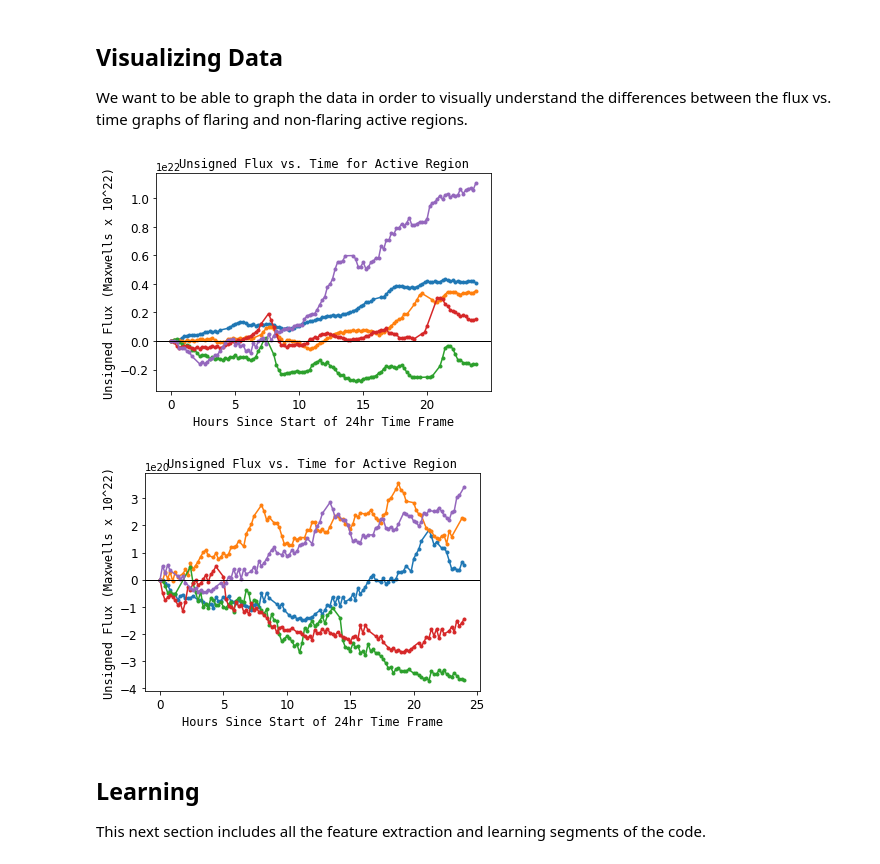
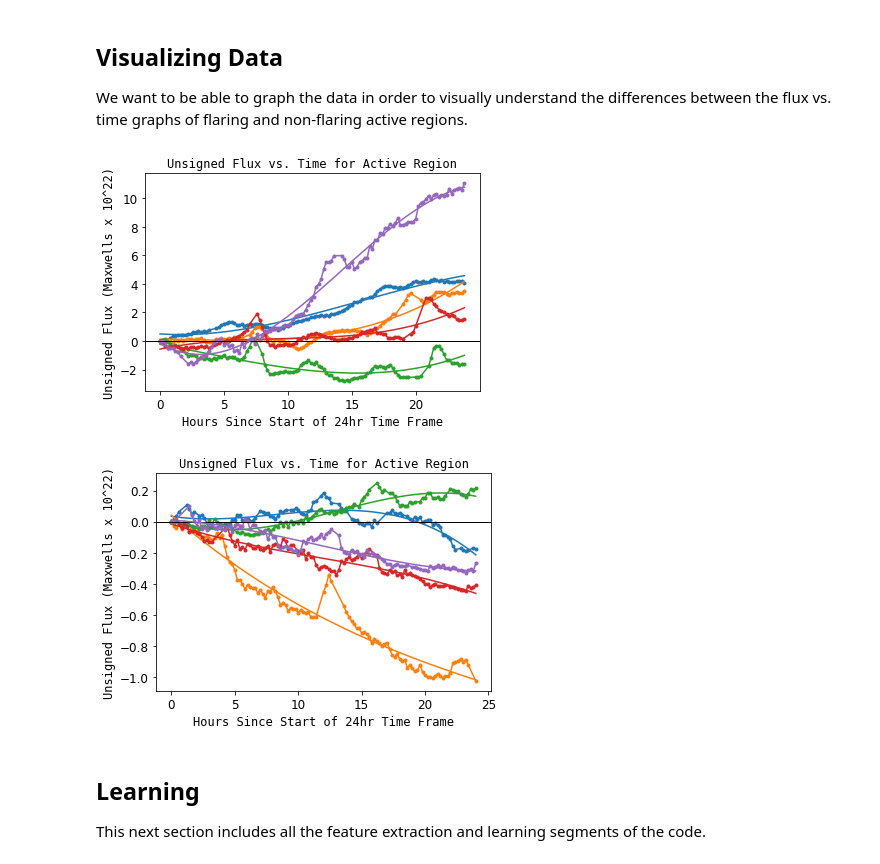
Before and after one commit to lucaspauker/hmi-time-series-analysis, a Jupyter notebook: data_gathering.ipynb, the cells around one changed output. Saved outputs shown, nothing was run; the diff lists cells and outputs as text; code cells hidden in the pictures.

Commit message:
Add X-class flare data fit visualization

```diff
--- a/data_gathering.ipynb
+++ b/data_gathering.ipynb
@@ -507,9 +507,10 @@ def plot_segmented_graphs(seg_x, seg_y, flare=True, n=5, color=None):
                     'Unsigned Flux vs. Time for Active Region', clr=color)
         plt.show()
 # %%
-def overlay_plots(seg_x, n=float('inf')):
+def overlay_plots(seg_x, n=float('inf'), linear_fit=False, quadratic_fit=False,
+                 polynomial_fit=False, exponential_fit=False):
     count = 0
-    for data in seg_x:
+    for i, data in enumerate(seg_x):
         count += 1
         if count > n: break
         x, y = [], []
@@ -517,34 +518,65 @@ def overlay_plots(seg_x, n=float('inf')):
         start_flux = data[0][1]
         for t, f in data:
             x.append(t - start_time)
-            y.append(f - start_flux)
+            y.append((f - start_flux) / 1e21)
+
+        formula = None
+
+        def f_linear(x, a, b):
+            return a * x + b
+        if linear_fit:
+            popt, _ = scipy.optimize.curve_fit(f_linear, x, y)
+            formula = lambda x : popt[0] * x + popt[1]
+
+        def f_quad(x, a, b, c):
+            return a * x ** 2 + b * x + c
+        if quadratic_fit:
+            popt, _ = scipy.optimize.curve_fit(f_quad, x, y)
+            formula = lambda x : popt[0] * x ** 2 + popt[1] * x + popt[2]
+
+        def f_poly(x, a, b, c, d):
+            return a * x ** 3 + b * x ** 2 + c * x + d
+        if polynomial_fit:
+            popt, _ = scipy.optimize.curve_fit(f_poly, x, y)
+            formula = lambda x : popt[0] * x ** 3 + popt[1] * x ** 2 + popt[2] * x + popt[3]
+
+        def f_exp(x, a, b):
+            return a * b ** x
+        if exponential_fit:
+            popt, _ = scipy.optimize.curve_fit(f_exp, x, y)
+            formula = lambda x : popt[0] * popt[1] ** x
+
+        colors = matplotlib.colors.TABLEAU_COLORS
         plot_graph(x, y, 'Hours Since Start of 24hr Time Frame',
                         'Unsigned Flux (Maxwells x 10^22)',
-                        'Unsigned Flux vs. Time for Active Region')
+                        'Unsigned Flux vs. Time for Active Region',
+                        formula=formula, clr=colors[list(colors.keys())[i % len(colors)]])
     plt.show()
 # %%
 # plot_flux_time_graphs(harp_ids[:5])
 # plot_flux_time_derivative_graphs(harp_ids[:5])
 
 # num_graphs = 2
 # plot_random_graphs(harp_ids, harp_noaa_dict, noaa_flare_set, n=num_graphs,
 #                    color='b', derivative=False,
 #                    flare_time_dict=flare_time_dict)
 # plot_random_graphs(harp_ids, harp_noaa_dict, noaa_flare_set, False, n=num_graphs,
 #                    color='r', derivative=True,
 #                    flare_time_dict=flare_time_dict)\
 # num_graphs = 5
 # plot_segmented_graphs(seg_x, seg_y, flare=True, n=num_graphs, color='blue')
 # plot_segmented_graphs(seg_x, seg_y, flare=False, n=num_graphs, color='red')
 
-overlay_plots(x_flares_seg_x, n=10)
+overlay_plots(x_flares_seg_x, n=5, linear_fit=False, quadratic_fit=False,
+             polynomial_fit=True, exponential_fit=False)
 no_flares_seg_x = []
 for i, is_flared in enumerate(seg_y):
     if not is_flared: no_flares_seg_x.append(seg_x[i])
-overlay_plots(no_flares_seg_x, n=10)
+overlay_plots(no_flares_seg_x, n=5, linear_fit=False, quadratic_fit=False,
+             polynomial_fit=True, exponential_fit=False)
 # %% [output]
-[figure, old version]
+[figure, new version]
-[figure, old version]
+[figure, new version]
 # %% [markdown]
 ## Learning
 
```
Also changed, not shown: parts of 7 cells of this notebook.
